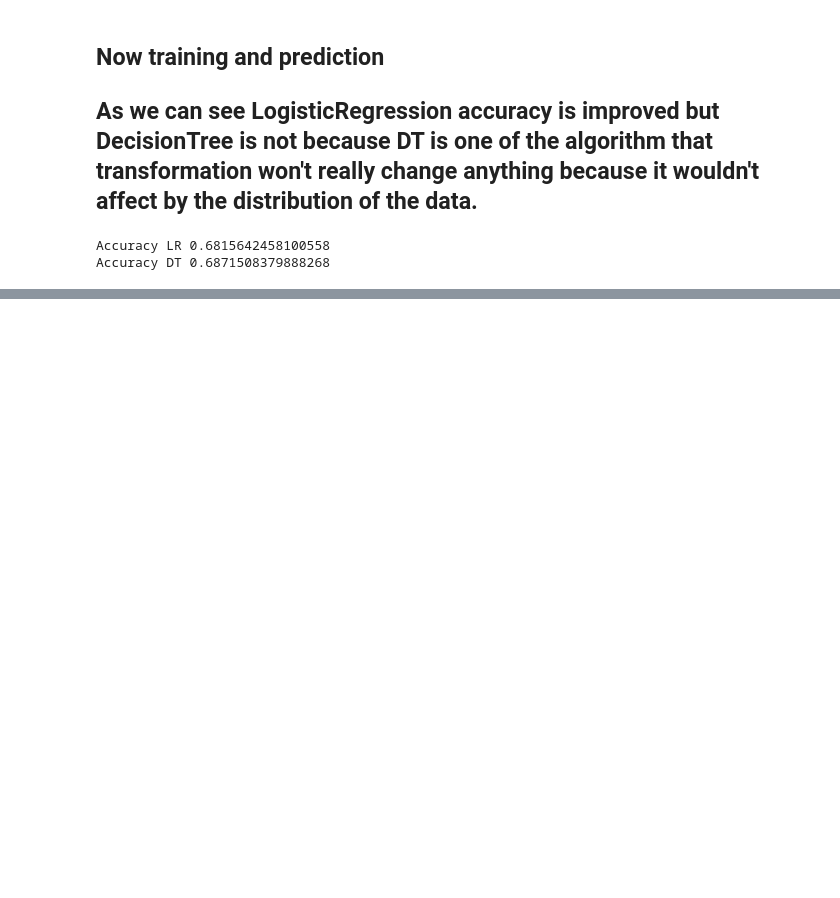
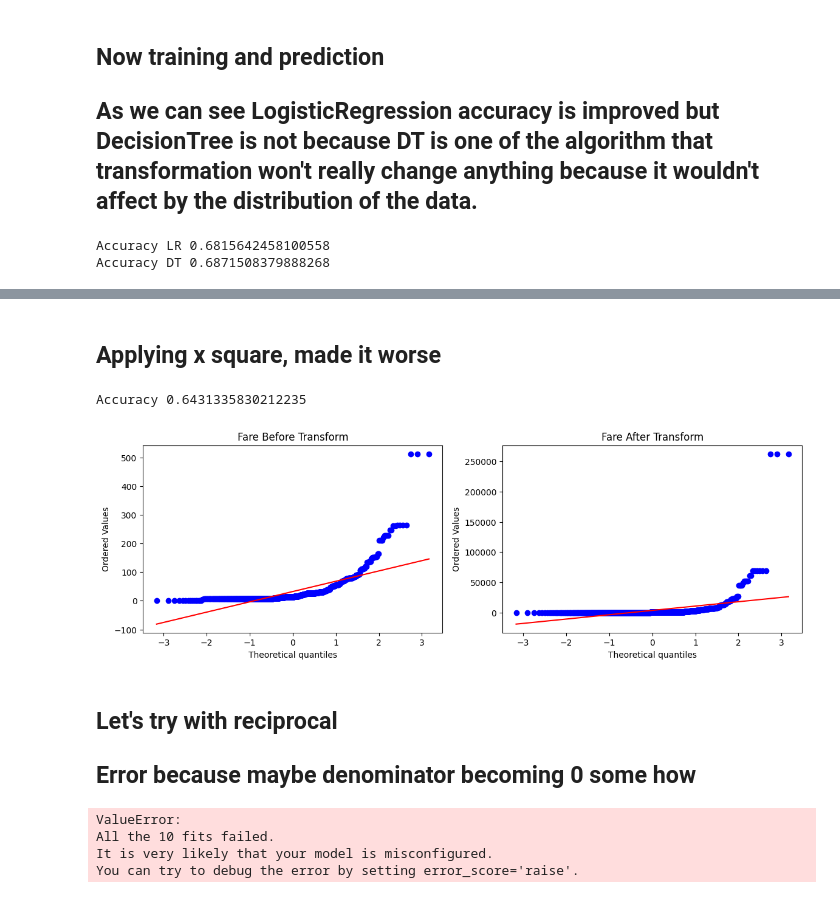
Before and after one commit to sourabhms66/statistics, a Jupyter notebook: function_transformer.ipynb, the cells around one changed output, grey strips where cells are left out. Cells and saved outputs as stored; diff of their text form; code cells hidden in the pictures; blank space fills up the shorter version.

```diff
--- a/function_transformer.ipynb
+++ b/function_transformer.ipynb
@@ -257,0 +271,17 @@ Accuracy 0.6195131086142323
+# %% [markdown]
+## Applying x square, made it worse
+# %%
+apply_transform(lambda x: x**2)
+# %% [output]
+Accuracy 0.6431335830212235
+[figure, added]
+# %% [markdown]
+## Let's try with reciprocal
+## Error because maybe denominator becoming 0 some how
+# %%
+apply_transform(lambda x: 1/x)
+# %% [output]
+ValueError:
+All the 10 fits failed.
+It is very likely that your model is misconfigured.
+You can try to debug the error by setting error_score='raise'.
```
Also changed, not shown: parts of 14 cells of this notebook.
